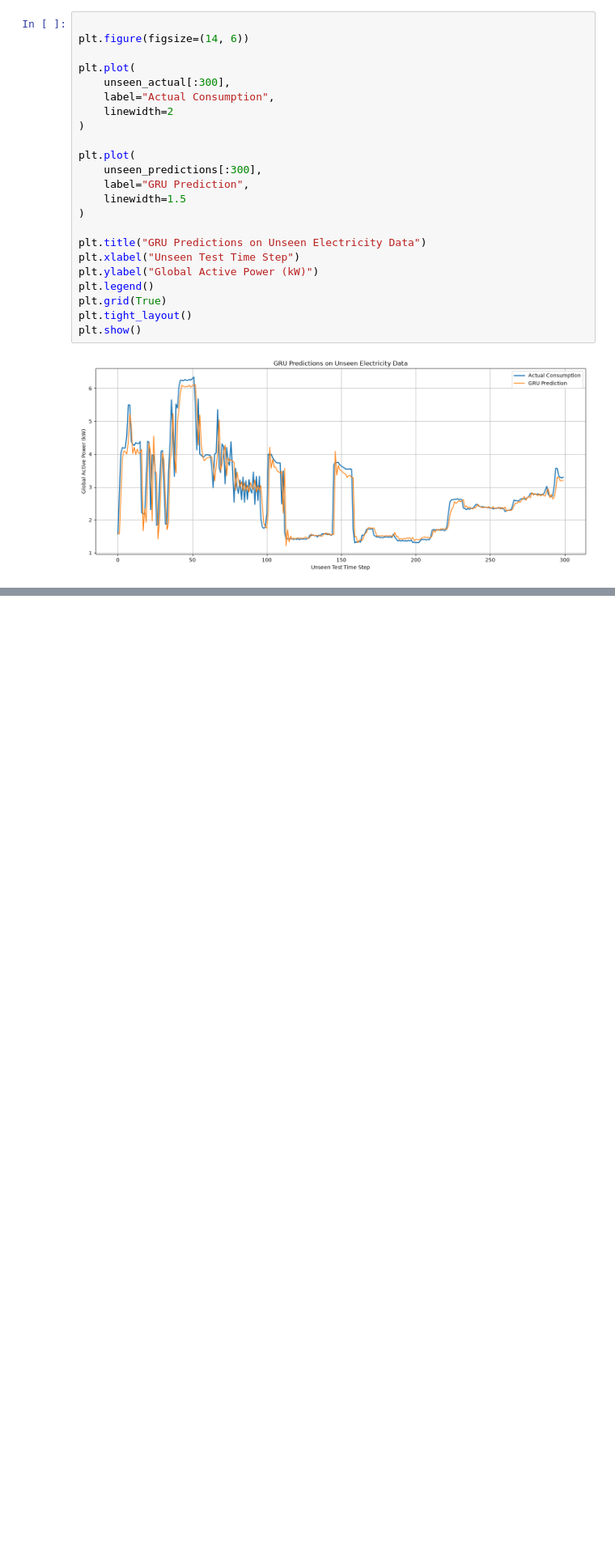
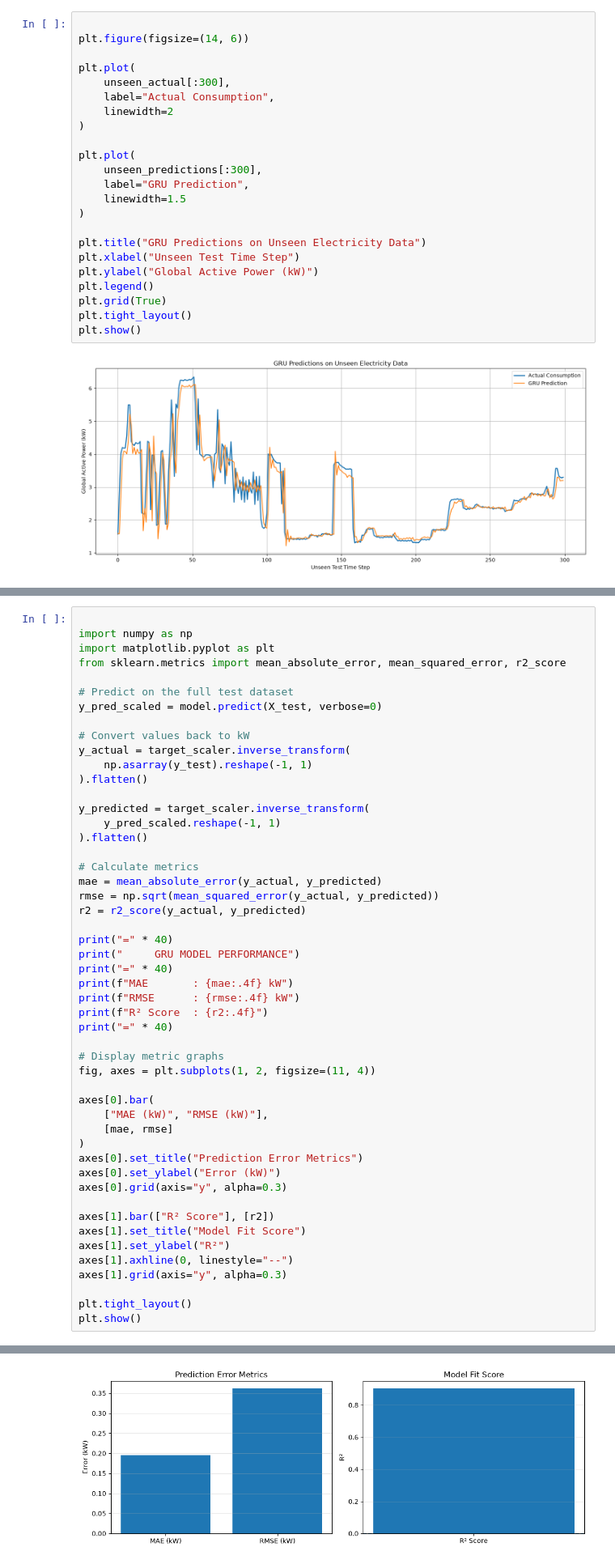
Before and after one commit to adharsh-codes/DL_unit_test, a Jupyter notebook: Household_Electricity_Prediction.ipynb, the cells around one changed output, grey strips where cells are left out. Shown at 81% size. Cells and saved outputs as stored; diff of their text form; blank space fills up the shorter version.

```diff
--- a/Household_Electricity_Prediction.ipynb
+++ b/Household_Electricity_Prediction.ipynb
@@ -1040,0 +1106,51 @@ plt.show()
+# %%
+
+import numpy as np
+import matplotlib.pyplot as plt
+from sklearn.metrics import mean_absolute_error, mean_squared_error, r2_score
+
+# Predict on the full test dataset
+y_pred_scaled = model.predict(X_test, verbose=0)
+
+# Convert values back to kW
+y_actual = target_scaler.inverse_transform(
+    np.asarray(y_test).reshape(-1, 1)
+).flatten()
+
+y_predicted = target_scaler.inverse_transform(
+    y_pred_scaled.reshape(-1, 1)
+).flatten()
+
+# Calculate metrics
+mae = mean_absolute_error(y_actual, y_predicted)
+rmse = np.sqrt(mean_squared_error(y_actual, y_predicted))
+r2 = r2_score(y_actual, y_predicted)
+
+print("=" * 40)
+print("     GRU MODEL PERFORMANCE")
+print("=" * 40)
+print(f"MAE       : {mae:.4f} kW")
+print(f"RMSE      : {rmse:.4f} kW")
+print(f"R² Score  : {r2:.4f}")
+print("=" * 40)
+
+# Display metric graphs
+fig, axes = plt.subplots(1, 2, figsize=(11, 4))
+
+axes[0].bar(
+    ["MAE (kW)", "RMSE (kW)"],
+    [mae, rmse]
+)
+axes[0].set_title("Prediction Error Metrics")
+axes[0].set_ylabel("Error (kW)")
+axes[0].grid(axis="y", alpha=0.3)
+
+axes[1].bar(["R² Score"], [r2])
+axes[1].set_title("Model Fit Score")
+axes[1].set_ylabel("R²")
+axes[1].axhline(0, linestyle="--")
+axes[1].grid(axis="y", alpha=0.3)
+
+plt.tight_layout()
+plt.show()
+# %% [output]
@@ -1040,0 +1164 @@ plt.show()
+[figure, added]
```
Also changed, not shown: parts of 5 cells of this notebook.
